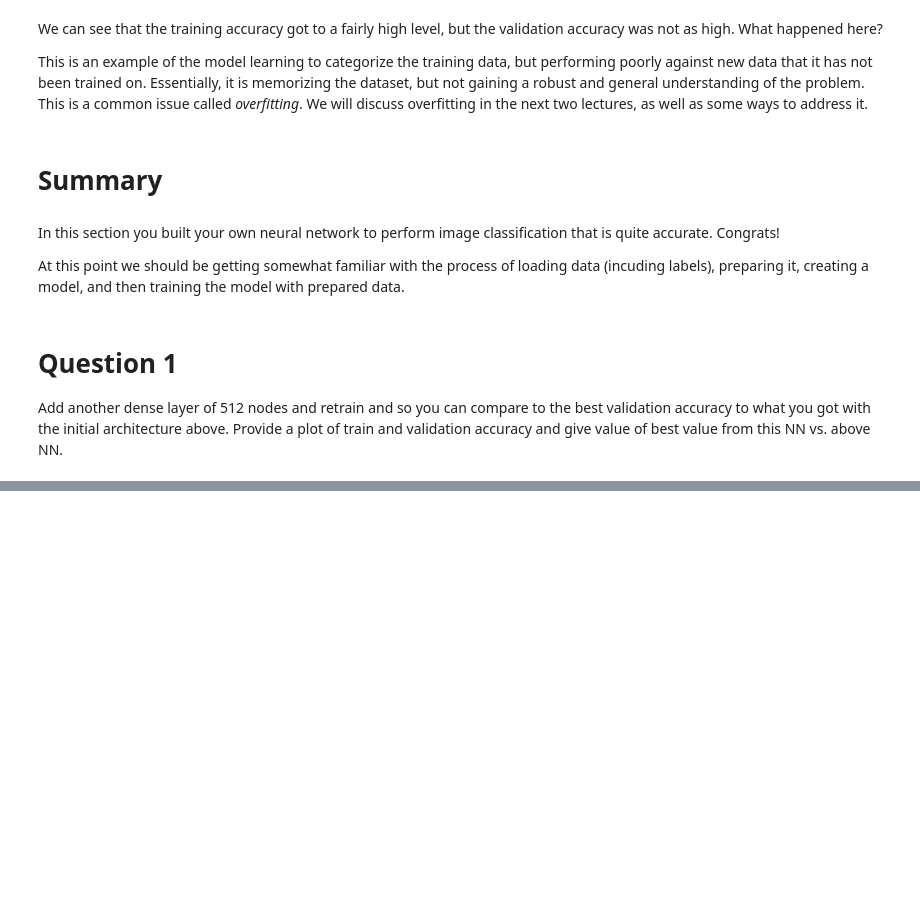
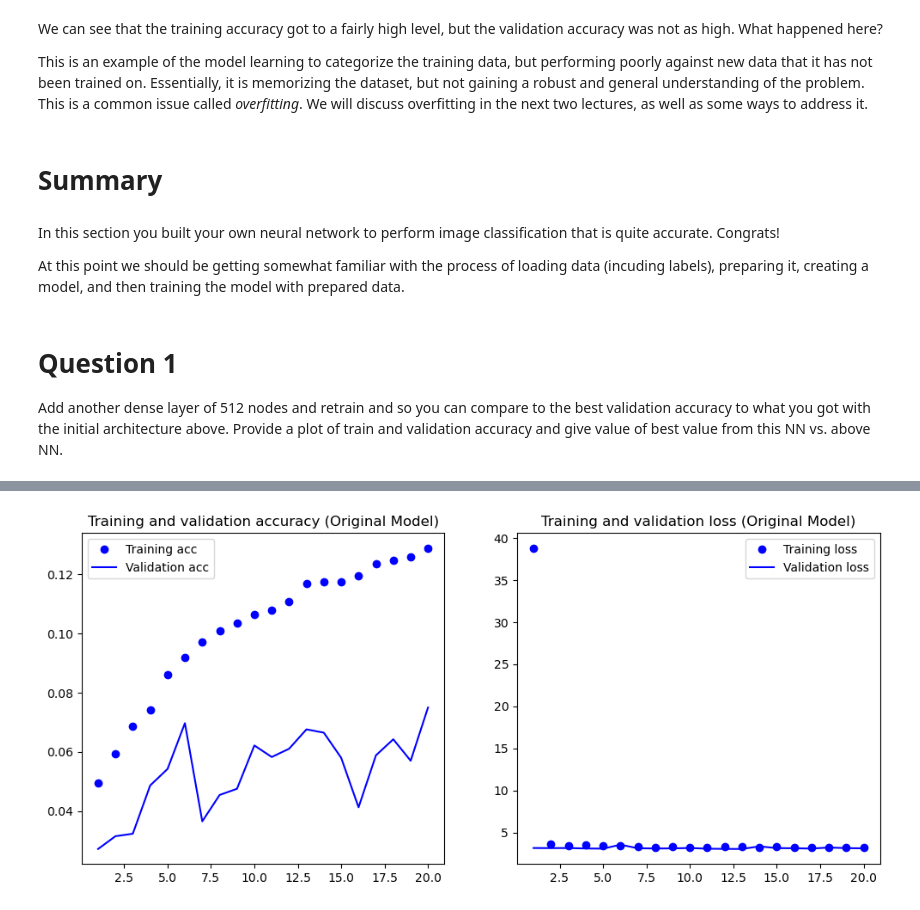
Before and after one commit to jhyang13/repo_mse803_lab5, a Jupyter notebook: Mod5LabA_Keras FullConNN ASL Classification v4.0.ipynb, the cells around one changed output, grey strips where cells are left out. Cells and saved outputs as stored; diff of their text form; code cells hidden in the pictures; blank space fills up the shorter version.

```diff
--- a/Mod5LabA_Keras FullConNN ASL Classification v4.0.ipynb
+++ b/Mod5LabA_Keras FullConNN ASL Classification v4.0.ipynb
@@ -368,0 +316,83 @@ ValueError: in user code:
+# %%
+# Load the dataset
+train_df = pd.read_csv(os.path.join(path, 'data/asl_data/sign_mnist_train.csv'))
+valid_df = pd.read_csv(os.path.join(path, 'data/asl_data/sign_mnist_valid.csv'))
+
+# Separate labels and features
+y_train = train_df['label']
+y_valid = valid_df['label']
+del train_df['label']
+del valid_df['label']
+x_train = train_df.values
+x_valid = valid_df.values
+
+# Convert labels to one-hot encoding
+num_classes = 24  # Number of classes in the dataset
+y_train = keras.utils.to_categorical(y_train, num_classes)
+y_valid = keras.utils.to_categorical(y_valid, num_classes)
+
+# Define a function to plot training and validation accuracy and loss
+def err_plot(acc, val_acc, loss, val_loss, title_suffix=''):
+    epochs = range(1, len(acc) + 1)
+
+    plt.figure(figsize=(12, 5))
+
+    plt.subplot(1, 2, 1)
+    plt.plot(epochs, acc, 'bo', label='Training acc')
+    plt.plot(epochs, val_acc, 'b', label='Validation acc')
+    plt.title(f'Training and validation accuracy {title_suffix}')
+    plt.legend()
+
+    plt.subplot(1, 2, 2)
+    plt.plot(epochs, loss, 'bo', label='Training loss')
+    plt.plot(epochs, val_loss, 'b', label='Validation loss')
+    plt.title(f'Training and validation loss {title_suffix}')
+    plt.legend()
+
+    plt.show()
+
+# Original Neural Network Architecture
+model = Sequential([
+    Dense(units=512, activation='relu', input_shape=(784,)),
+    Dense(units=num_classes, activation='softmax')
+])
+
+# Compile the original model
+model.compile(loss='categorical_crossentropy', metrics=['accuracy'])
+
+# Train the original model
+hist = model.fit(x_train, y_train, epochs=20, verbose=1, validation_data=(x_valid, y_valid))
+
+# Plotting the results of the original model
+acc = hist.history['accuracy']
+val_acc = hist.history['val_accuracy']
+loss = hist.history['loss']
+val_loss = hist.history['val_loss']
+err_plot(acc, val_acc, loss, val_loss, "(Original Model)")
+
+# Modified Neural Network Architecture with an additional Dense layer
+model_modified = Sequential([
+    Dense(units=512, activation='relu', input_shape=(784,)),
+    Dense(units=512, activation='relu'),  # Additional dense layer
+    Dense(units=num_classes, activation='softmax')
+])
+
+# Compile the modified model
+model_modified.compile(loss='categorical_crossentropy', metrics=['accuracy'])
+
+# Train the modified model
+hist_modified = model_modified.fit(x_train, y_train, epochs=20, verbose=1, validation_data=(x_valid, y_valid))
+
+# Plotting the results of the modified model
+acc_modified = hist_modified.history['accuracy']
+val_acc_modified = hist_modified.history['val_accuracy']
+loss_modified = hist_modified.history['loss']
+val_loss_modified = hist_modified.history['val_loss']
+err_plot(acc_modified, val_acc_modified, loss_modified, val_loss_modified, "(Modified Model)")
+
+# Comparing the best validation accuracies of the two models
+max_acc_original = max(val_acc)
+max_acc_modified = max(val_acc_modified)
+print(f"Best validation accuracy (Original Model): {max_acc_original:.2f}")
+print(f"Best validation accuracy (Modified Model): {max_acc_modified:.2f}")
+# %% [output]
@@ -368,0 +416 @@ ValueError: in user code:
+[figure, added]
```
Also changed, not shown: parts of 9 cells of this notebook, 1 other file.
